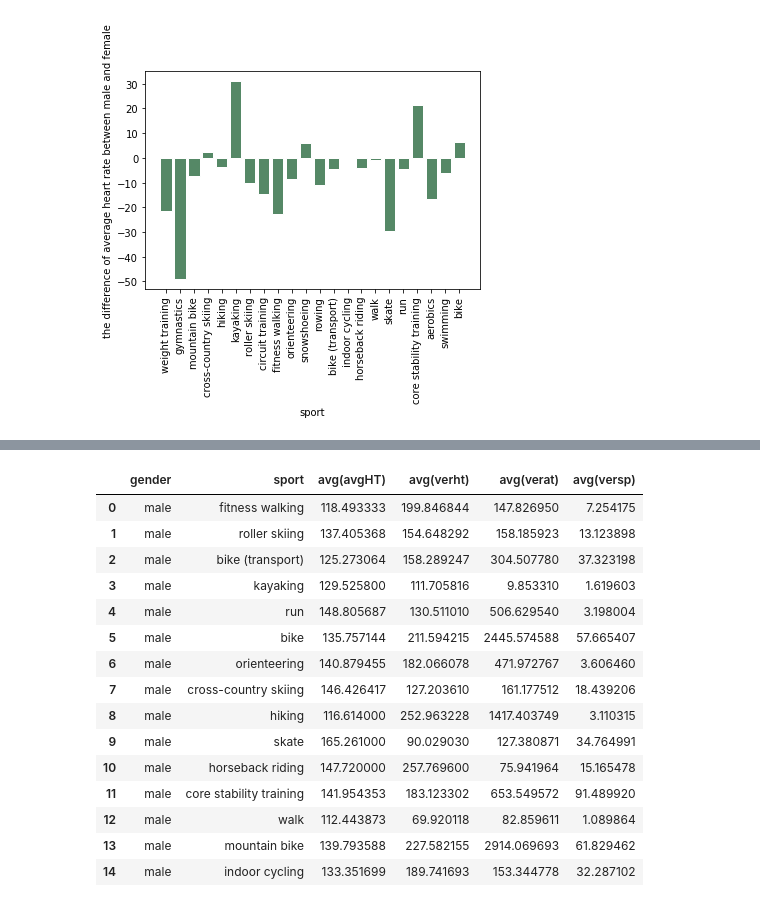
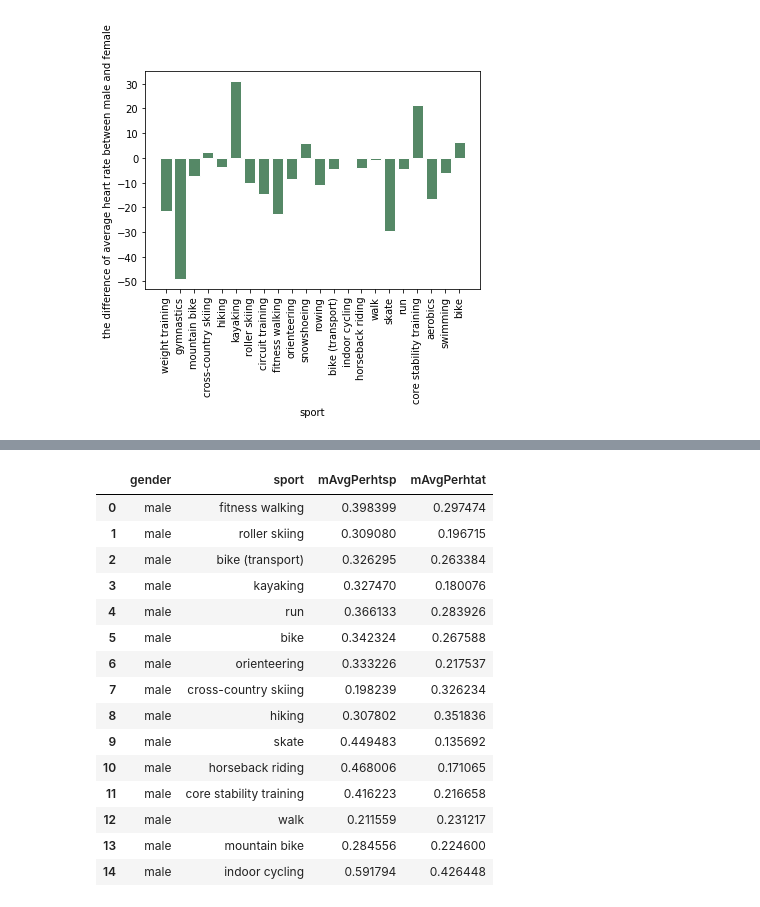
Before and after one commit to TuanTTranCS/concordia-bigdata-project, a Jupyter notebook: BigData_Project_Yefei.ipynb, the cells around one changed output, grey strips where cells are left out. Drawn from its saved outputs; the diff is of its cells as text; code cells hidden in the pictures.

```diff
--- a/BigData_Project_Yefei.ipynb
+++ b/BigData_Project_Yefei.ipynb
@@ -220,14 +222,15 @@ Result: 1) For most sports, female have higher average heart rate than male;
 # %%
-rdd1=df.rdd
-def heartRate(row):
+rdd2=df.rdd
+def covHeartRate(row):
     if row['heart_rate']!='' and row['speed']!='' and row['altitude']!='':
-        verht=np.var(row['heart_rate'])
-        versp=np.var(row['speed'])
-        verat=np.var(row['altitude'])
-        ht=np.mean(row['heart_rate'])
-        return Row(id=int(row['id']), avgHT=float(ht), verht=float(verht), versp=float(versp), verat=float(verat), gender=str(row['gender']), sport=str(row['sport']),userId=row['userId'])
+        if size(row['heart_rate'])==size(row['speed']) and size(row['heart_rate'])==size(row['altitude']):
+            perhtat=stats.pearsonr(row['heart_rate'],row['altitude'])[0]
+            perhtsp=stats.pearsonr(row['heart_rate'],row['speed'])[0]
+            abPerhtat=abs(stats.pearsonr(row['heart_rate'],row['altitude'])[0])
+            abPerhtsp=abs(stats.pearsonr(row['heart_rate'],row['speed'])[0])
+            return Row(id=int(row['id']), perhtat=float(perhtat), perhtsp=float(perhtsp), abPerhtat=float(abPerhtat), abPerhtsp=float(abPerhtsp), gender=str(row['gender']), sport=str(row['sport']),userId=row['userId'])
 #             return Row(ratiohtsp=float(vecsp))
-rddaHR1=rdd1.filter(lambda row: row['speed'] is not None).map(heartRate)
-df3=spark.createDataFrame(rddaHR1)
-df3.describe().toPandas()
+rddaHR2=rdd2.filter(lambda row: row['speed'] is not None).map(covHeartRate)
+df5=spark.createDataFrame(rddaHR2).dropna()
+df5.describe().toPandas()
 # %% [output]
@@ -240,24 +243,26 @@ df3.describe().toPandas()
 # %%
-df4=df3.groupBy(['gender','sport']).agg({'avgHT':'mean','verat':'mean', 'verht':'mean','versp':'mean'})
-df4.createOrReplaceTempView("table2")
-df4M=spark.sql("SELECT * from table2 where gender='male'")
-df4M.toPandas()
-df4FM=spark.sql("SELECT * from table2 where gender='female'")
-df4FM.toPandas()
+df6=df5.groupBy(['gender','sport']).agg({'abPerhtat':'mean','abPerhtsp':'mean'})
+df6.createOrReplaceTempView("table3")
+df6M=spark.sql("SELECT * from table3 where gender='male'")
+df6M=df6M.withColumnRenamed('avg(abPerhtat)','mAvgPerhtat').withColumnRenamed('avg(abPerhtsp)','mAvgPerhtsp')
+df6M.toPandas()
+df6FM=spark.sql("SELECT * from table3 where gender='female'")
+df6FM=df6FM.withColumnRenamed('avg(abPerhtat)','fmAvgPerhtat').withColumnRenamed('avg(abPerhtsp)','fmAvgPerhtsp')
+df6FM.toPandas()
 # %% [output]
-|  | gender | sport | avg(avgHT) | avg(verht) | avg(verat) | avg(versp) |
-| 0 | male | fitness walking | 118.493333 | 199.846844 | 147.826950 | 7.254175 |
-| 1 | male | roller skiing | 137.405368 | 154.648292 | 158.185923 | 13.123898 |
-| 2 | male | bike (transport) | 125.273064 | 158.289247 | 304.507780 | 37.323198 |
-| 3 | male | kayaking | 129.525800 | 111.705816 | 9.853310 | 1.619603 |
-| 4 | male | run | 148.805687 | 130.511010 | 506.629540 | 3.198004 |
-| 5 | male | bike | 135.757144 | 211.594215 | 2445.574588 | 57.665407 |
-| 6 | male | orienteering | 140.879455 | 182.066078 | 471.972767 | 3.606460 |
-| 7 | male | cross-country skiing | 146.426417 | 127.203610 | 161.177512 | 18.439206 |
-| 8 | male | hiking | 116.614000 | 252.963228 | 1417.403749 | 3.110315 |
-| 9 | male | skate | 165.261000 | 90.029030 | 127.380871 | 34.764991 |
-| 10 | male | horseback riding | 147.720000 | 257.769600 | 75.941964 | 15.165478 |
-| 11 | male | core stability training | 141.954353 | 183.123302 | 653.549572 | 91.489920 |
-| 12 | male | walk | 112.443873 | 69.920118 | 82.859611 | 1.089864 |
-| 13 | male | mountain bike | 139.793588 | 227.582155 | 2914.069693 | 61.829462 |
-| 14 | male | indoor cycling | 133.351699 | 189.741693 | 153.344778 | 32.287102 |
+|  | gender | sport | mAvgPerhtsp | mAvgPerhtat |
+| 0 | male | fitness walking | 0.398399 | 0.297474 |
+| 1 | male | roller skiing | 0.309080 | 0.196715 |
+| 2 | male | bike (transport) | 0.326295 | 0.263384 |
+| 3 | male | kayaking | 0.327470 | 0.180076 |
+| 4 | male | run | 0.366133 | 0.283926 |
+| 5 | male | bike | 0.342324 | 0.267588 |
+| 6 | male | orienteering | 0.333226 | 0.217537 |
+| 7 | male | cross-country skiing | 0.198239 | 0.326234 |
+| 8 | male | hiking | 0.307802 | 0.351836 |
+| 9 | male | skate | 0.449483 | 0.135692 |
+| 10 | male | horseback riding | 0.468006 | 0.171065 |
+| 11 | male | core stability training | 0.416223 | 0.216658 |
+| 12 | male | walk | 0.211559 | 0.231217 |
+| 13 | male | mountain bike | 0.284556 | 0.224600 |
+| 14 | male | indoor cycling | 0.591794 | 0.426448 |
```
Also changed, not shown: parts of 21 cells of this notebook.
